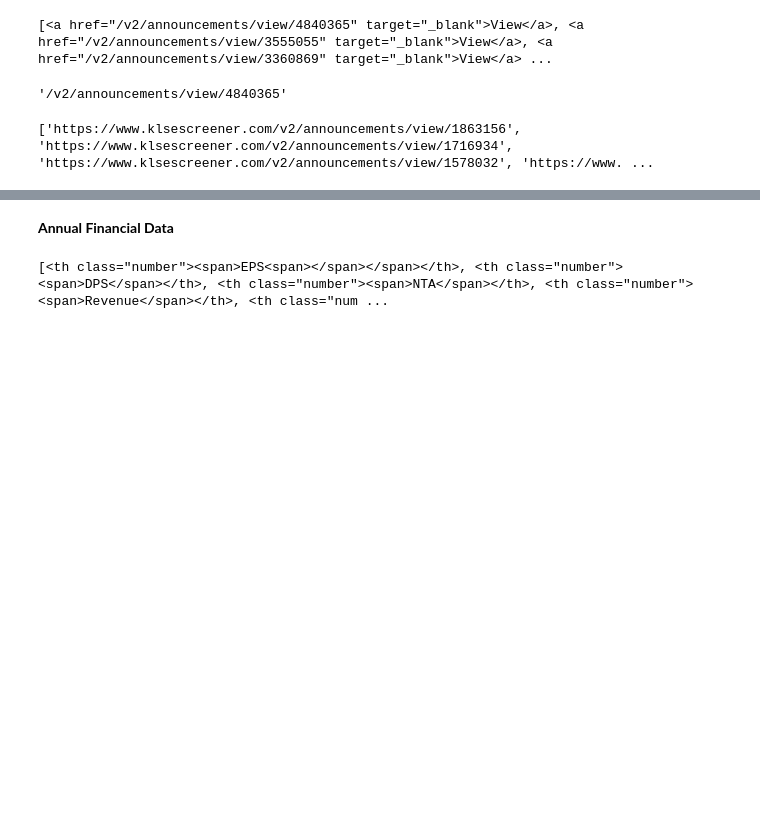
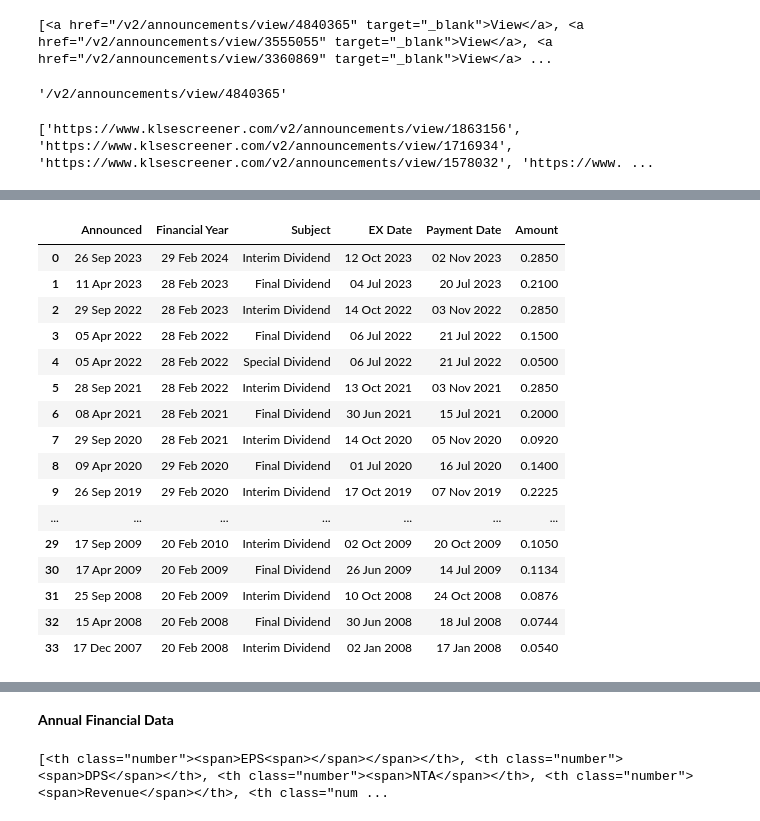
Before and after one commit to yeesem/Web-Scraping, a Jupyter notebook: Web_Scraping_KLSE_SCREENER.ipynb, the cells around one changed output, grey strips where cells are left out. Cells and saved outputs as stored; diff of their text form; code cells hidden in the pictures; blank space fills up the shorter version.

```diff
--- a/Web_Scraping_KLSE_SCREENER.ipynb
+++ b/Web_Scraping_KLSE_SCREENER.ipynb
@@ -140,0 +192,4 @@ print(annual_report_link)
+# %%
+dividend_table_title = [item.text for item in dividend_table.find_all("th")]
+
+print(dividend_table_title)
@@ -140,0 +198,7 @@ print(annual_report_link)
+# %%
+dividend_table_row = [item.text.strip() for item in dividend_table.find_all("tr")]
+# %%
+dividend_table_row = dividend_table_row[1:]
+test = dividend_table_row[1].split("  ")
+test = [item.strip() for item in test if item not in ['','\n\n'] ]
+print(test)
@@ -140,0 +207,11 @@ print(annual_report_link)
+# %%
+dividend_table_data = []
+for item in dividend_table_row:
+  temp = item.split("  ")
+  if len(temp) == 1:
+    continue
+  else:
+    temp = [x.strip() for x in temp if x.strip() not in ['','\n\n','\n','Currency','View',"RM"]]
+    dividend_table_data.append(temp)
+
+dividend_table_data
@@ -140,0 +236,22 @@ print(annual_report_link)
+# %%
+dividend_table = pd.DataFrame(dividend_table_data,columns = dividend_table_title[:6])
+
+dividend_table
+# %% [output]
+|  | Announced | Financial Year | Subject | EX Date | Payment Date | Amount |
+| 0 | 26 Sep 2023 | 29 Feb 2024 | Interim Dividend | 12 Oct 2023 | 02 Nov 2023 | 0.2850 |
+| 1 | 11 Apr 2023 | 28 Feb 2023 | Final Dividend | 04 Jul 2023 | 20 Jul 2023 | 0.2100 |
+| 2 | 29 Sep 2022 | 28 Feb 2023 | Interim Dividend | 14 Oct 2022 | 03 Nov 2022 | 0.2850 |
+| 3 | 05 Apr 2022 | 28 Feb 2022 | Final Dividend | 06 Jul 2022 | 21 Jul 2022 | 0.1500 |
+| 4 | 05 Apr 2022 | 28 Feb 2022 | Special Dividend | 06 Jul 2022 | 21 Jul 2022 | 0.0500 |
+| 5 | 28 Sep 2021 | 28 Feb 2022 | Interim Dividend | 13 Oct 2021 | 03 Nov 2021 | 0.2850 |
+| 6 | 08 Apr 2021 | 28 Feb 2021 | Final Dividend | 30 Jun 2021 | 15 Jul 2021 | 0.2000 |
+| 7 | 29 Sep 2020 | 28 Feb 2021 | Interim Dividend | 14 Oct 2020 | 05 Nov 2020 | 0.0920 |
+| 8 | 09 Apr 2020 | 29 Feb 2020 | Final Dividend | 01 Jul 2020 | 16 Jul 2020 | 0.1400 |
+| 9 | 26 Sep 2019 | 29 Feb 2020 | Interim Dividend | 17 Oct 2019 | 07 Nov 2019 | 0.2225 |
+| ... | ... | ... | ... | ... | ... | ... |
+| 29 | 17 Sep 2009 | 20 Feb 2010 | Interim Dividend | 02 Oct 2009 | 20 Oct 2009 | 0.1050 |
+| 30 | 17 Apr 2009 | 20 Feb 2009 | Final Dividend | 26 Jun 2009 | 14 Jul 2009 | 0.1134 |
+| 31 | 25 Sep 2008 | 20 Feb 2009 | Interim Dividend | 10 Oct 2008 | 24 Oct 2008 | 0.0876 |
+| 32 | 15 Apr 2008 | 20 Feb 2008 | Final Dividend | 30 Jun 2008 | 18 Jul 2008 | 0.0744 |
+| 33 | 17 Dec 2007 | 20 Feb 2008 | Interim Dividend | 02 Jan 2008 | 17 Jan 2008 | 0.0540 |
```
Also changed, not shown: parts of 48 cells of this notebook.
